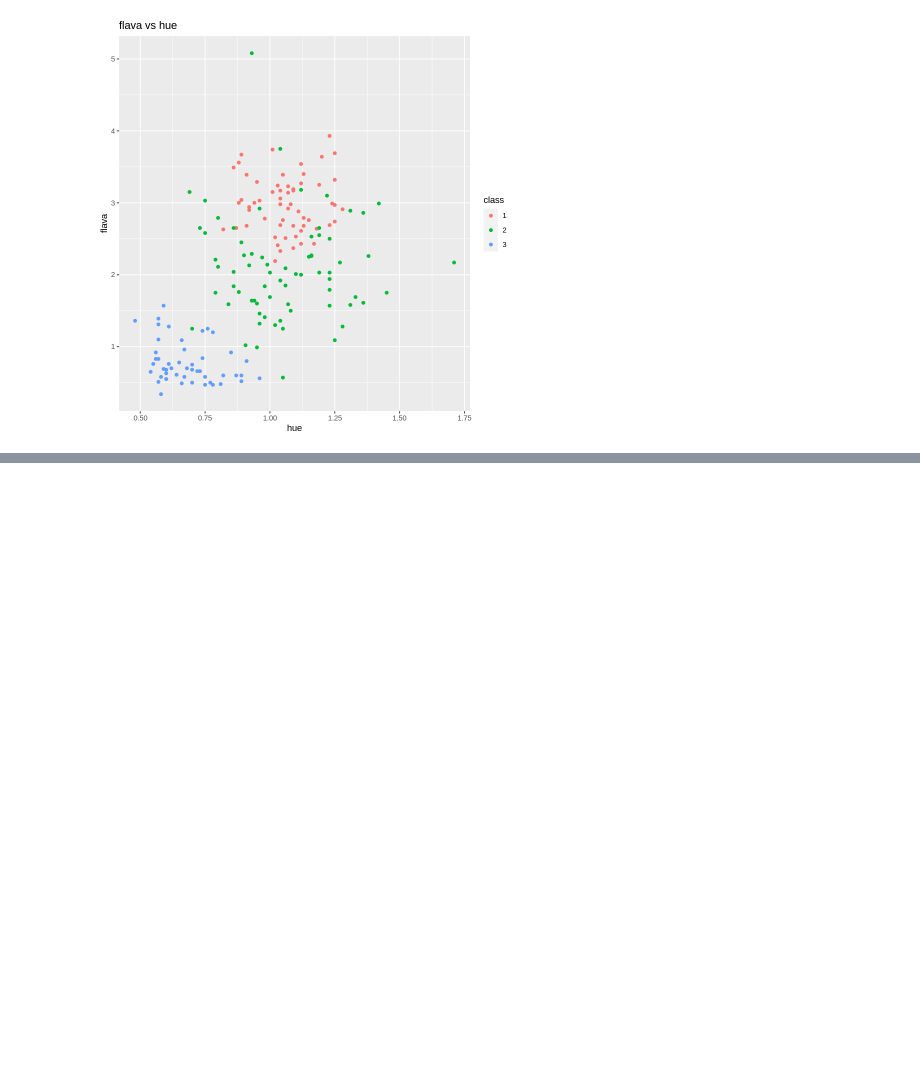
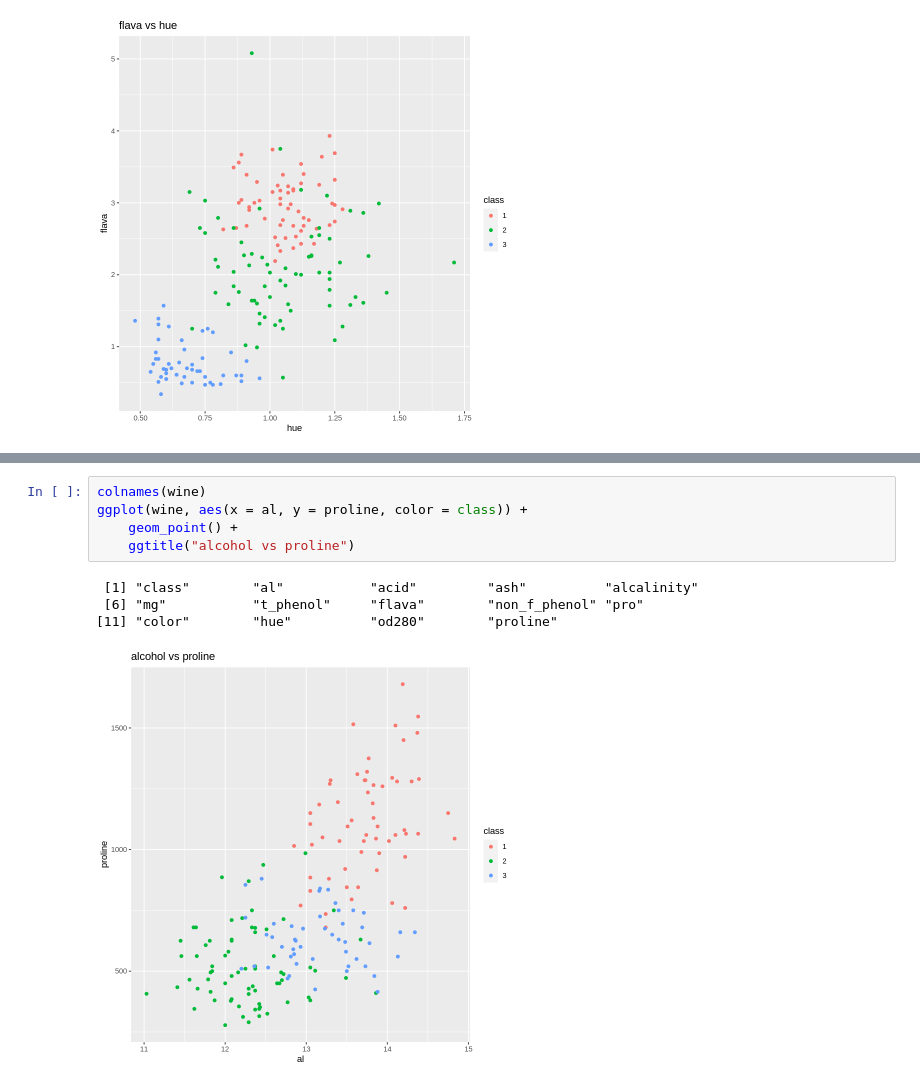
Before and after one commit to Herman-Liao/dsci100groupproject, a Jupyter notebook: wine_categorical.ipynb, the cells around one changed output, grey strips where cells are left out. Saved outputs shown, nothing was run; the diff lists cells and outputs as text; blank space fills up the shorter version.

```diff
--- a/wine_categorical.ipynb
+++ b/wine_categorical.ipynb
@@ -63,0 +84,10 @@ ggplot(wine, aes(x = hue, y = flava, color = class)) +
+# %%
+colnames(wine)
+ggplot(wine, aes(x = al, y = proline, color = class)) +
+    geom_point() +
+    ggtitle("alcohol vs proline")
+# %% [output]
+ [1] "class"        "al"           "acid"         "ash"          "alcalinity"
+ [6] "mg"           "t_phenol"     "flava"        "non_f_phenol" "pro"
+[11] "color"        "hue"          "od280"        "proline"
+[figure, added]
```
Also changed, not shown: parts of 7 cells of this notebook.
